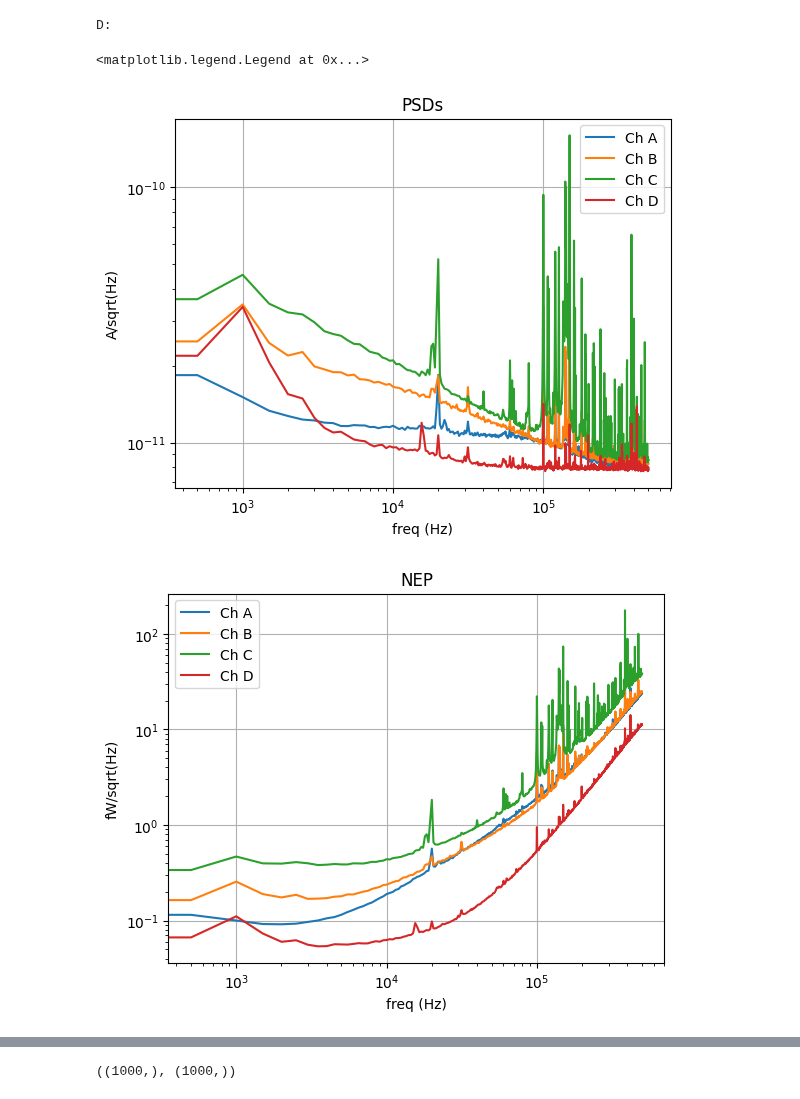
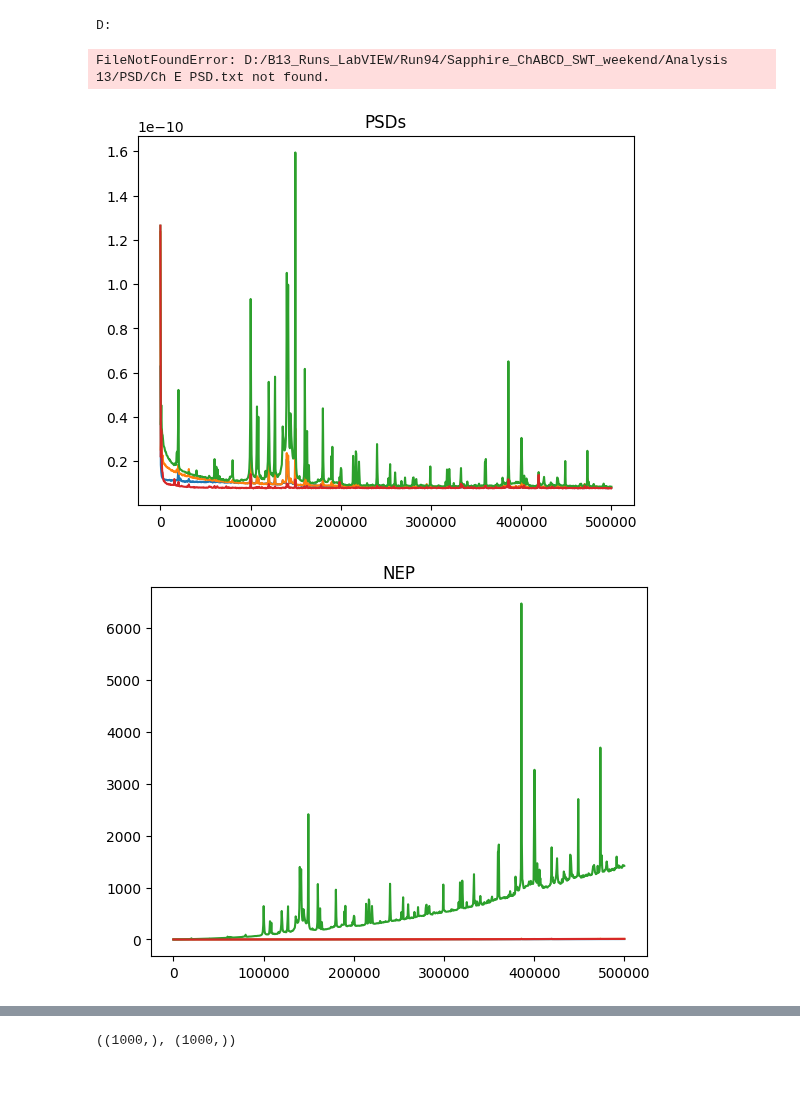
Before and after one commit to tamu-edu/tes_noise, a Jupyter notebook: dPdI.ipynb, the cells around one changed output, grey strips where cells are left out. Drawn from its saved outputs; the diff is of its cells as text; code cells hidden in the pictures.

```diff
--- a/dPdI.ipynb
+++ b/dPdI.ipynb
@@ -42,11 +42,13 @@ warnings.filterwarnings('ignore')
 warnings.simplefilter('ignore')
 # %%
 # read in results from IbIs analysis
-with open('./ibis_data/local/20240924-0001_results.dat', 'rb') as f:
+with open('./ibis_data/local/20241108-0001_results.dat', 'rb') as f:
     ibis, ivfits, tr_fits = pickle.load(f)
 
-with open('./didv_data/local/20240925-0001_results.dat', 'rb') as f:
+with open('./didv_data/local/20241108-0002_results.dat', 'rb') as f:
     didvfit = pickle.load(f)
+
+channels = 'ABCDE'
 # %%
 # calculate NEP from PSD data and write to txt files
 
@@ -62,37 +64,37 @@ fig1, ax1 = plt.subplots(1,1)
 ax1.set_title('PSDs')
 
 fig2, ax2 = plt.subplots(1,1)
 ax2.set_title('NEP')
 
 psd_path = folder_base + '/B13_Runs_LabVIEW/Run94/Sapphire_ChABCD_SWT_weekend/Analysis 13/'
 
 
 dpdi = {}
 
-for chan in 'ABCD':
+for chan in channels:
     fs, psd = read_PSD(psd_path + f'PSD/Ch {chan} PSD.txt', nsamples = 1000_000, trace_length = 1)
     dpdi[chan], dpdi_err = qp.get_dPdI_with_uncertainties(fs, didvfit[chan][3])
 
     #np.savetxt(psd_data_output_dir + f'Ch{chan}.txt', abs(dpdi[chan]))
 
     ax1.plot(fs, psd, label = f'Ch {chan}')
     ax2.plot(fs, 1e15*psd*abs(dpdi[chan]), label = f'Ch {chan}')
 
 
 ax1.grid()
 ax2.grid()
 ax1.loglog()
 ax2.loglog()
 ax1.set_xlabel('freq (Hz)')
 ax2.set_xlabel('freq (Hz)')
 ax1.set_ylabel('A/sqrt(Hz)')
 ax2.set_ylabel('fW/sqrt(Hz)')
 ax1.legend()
 ax2.legend()
 # %% [output]
-<matplotlib.legend.Legend at 0x...>
+FileNotFoundError: D:/B13_Runs_LabVIEW/Run94/Sapphire_ChABCD_SWT_weekend/Analysis 13/PSD/Ch E PSD.txt not found.
-[figure, old version]
+[figure, new version]
-[figure, old version]
+[figure, new version]
 # %%
 # compare to theoretical NEP spectrum from mpyle Ch 3
 
```
Also changed, not shown: parts of 9 cells of this notebook.
